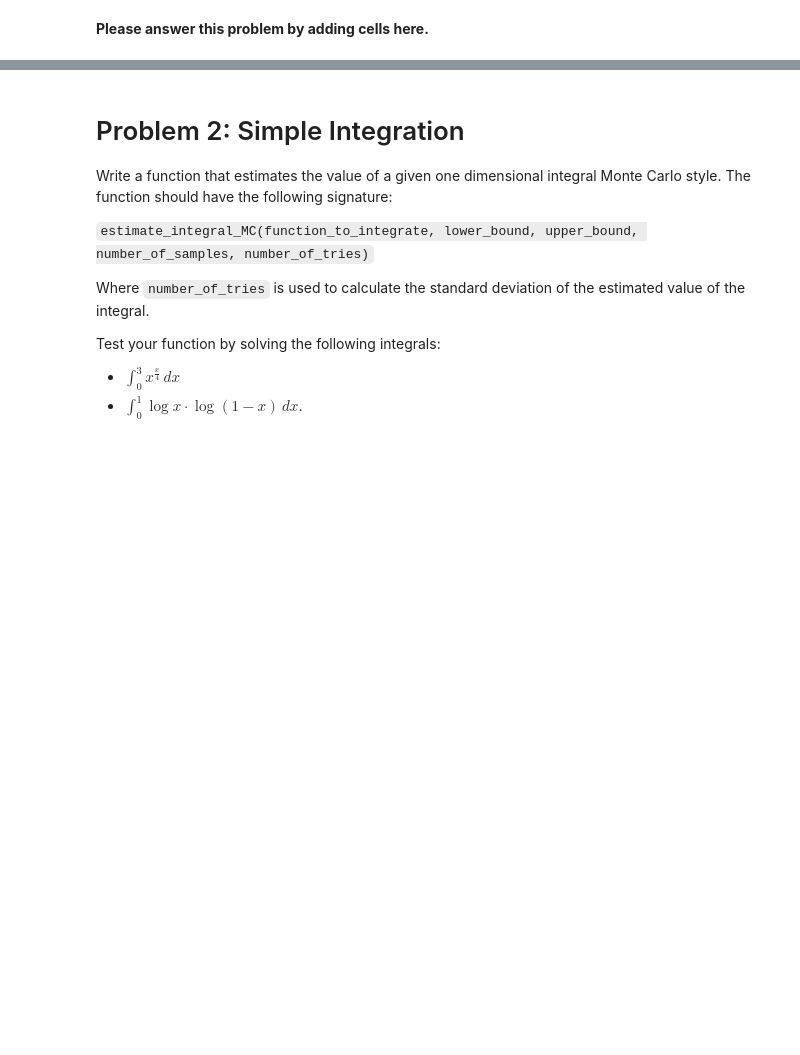
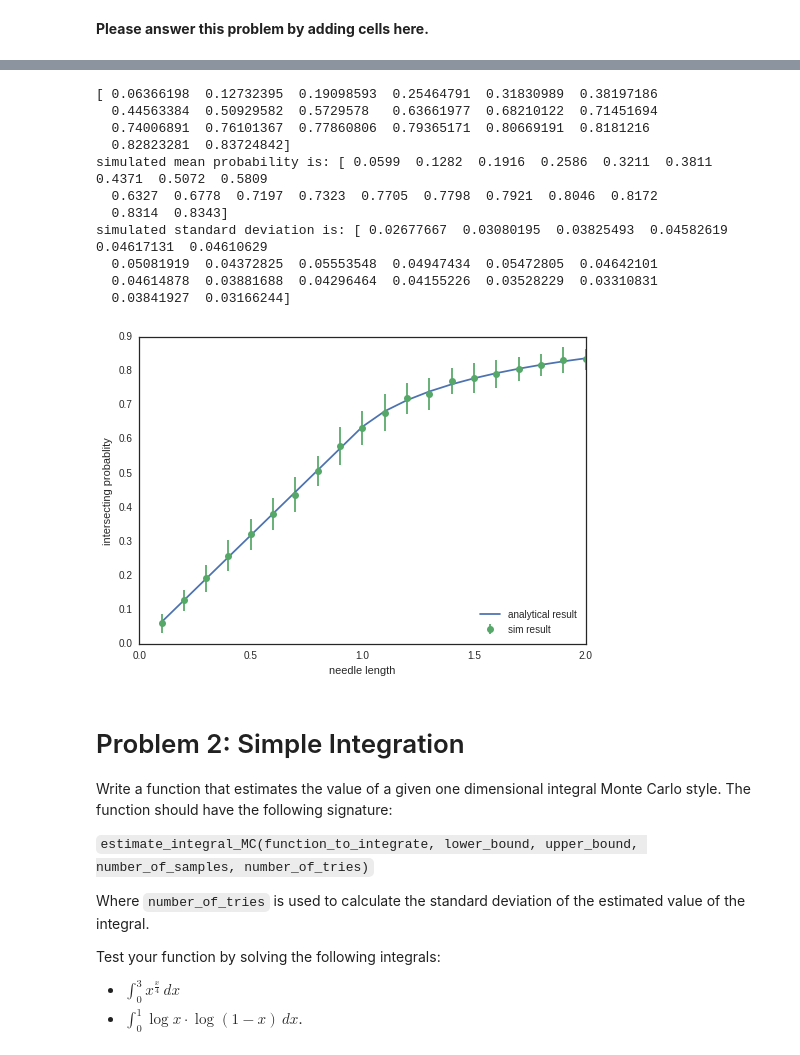
Before and after one commit to kevinchen1000/2016, a Jupyter notebook: Homework/AM207_yufengkevinchen_HW1.ipynb, the cells around one changed output, grey strips where cells are left out. Cells and saved outputs as stored; diff of their text form; code cells hidden in the pictures; blank space fills up the shorter version.

```diff
--- a/Homework/AM207_yufengkevinchen_HW1.ipynb
+++ b/Homework/AM207_yufengkevinchen_HW1.ipynb
@@ -100,3 +123,72 @@ print needle_length
+# %%
+#python script to estimate the probablity of the needle intersects the line
+
+#number of samples
+N_total = 100;
+
+#number of simulations to calculate mean and std
+num_sim = 100;
+
+#needle length
+needle_length = np.arange(0.1,2.1,0.1)
+
+#probability
+sim_result = np.zeros(needle_length.shape,dtype='float')
+sim_std = np.zeros(needle_length.shape,dtype='float')
+
+#analytical solution
+ana_result = 2 * needle_length / (1.0 * np.pi)
+ana_result[10:] = 2/np.pi * (needle_length[10:] - np.sqrt(needle_length[10:]**2-1)) + \
+                  1 - 2/np.pi*np.arcsin(float(1)/needle_length[10:])
+print ana_result
+
+#loop through all needle length
+for ind, length in enumerate(needle_length):
+
+    local_result = np.zeros(num_sim,dtype='float')
+    for i in np.arange(num_sim):
+        #generate random numbers
+        X =     np.random.uniform(low=0,high=1/2.0,size=N_total)
+        theta = np.random.uniform(low=0,high=np.pi/2.0,size=N_total)
+
+        #determine if intersects
+        is_intersect =  (X/np.sin(theta) <= length/2.0)
+
+        #sum up number of intersects
+        N_intersect = np.sum(is_intersect)
+
+        local_result[i] = N_intersect/float(N_total)
+
+    #record the probablity
+    sim_result[ind] = np.mean(local_result)
+    sim_std[ind]=np.std(local_result)
+
+
+#plot solution
+plt.plot(needle_length,ana_result, label = 'analytical result')
+plt.errorbar(needle_length,sim_result, yerr = sim_std, fmt= 'o', label = 'sim result')
+
+plt.xlabel('needle length')
+plt.ylabel('intersecting probablity')
+plt.legend(loc=4)
+
+print 'simulated mean probability is:' ,sim_result
+print 'simulated standard deviation is:' ,sim_std
+#for ind, i in enumerate(needle_length):
+#    print ind,i
+# %% [output]
+[ 0.06366198  0.12732395  0.19098593  0.25464791  0.31830989  0.38197186
+  0.44563384  0.50929582  0.5729578   0.63661977  0.68210122  0.71451694
+  0.74006891  0.76101367  0.77860806  0.79365171  0.80669191  0.8181216
+  0.82823281  0.83724842]
+simulated mean probability is: [ 0.0599  0.1282  0.1916  0.2586  0.3211  0.3811  0.4371  0.5072  0.5809
+  0.6327  0.6778  0.7197  0.7323  0.7705  0.7798  0.7921  0.8046  0.8172
+  0.8314  0.8343]
+simulated standard deviation is: [ 0.02677667  0.03080195  0.03825493  0.04582619  0.04617131  0.04610629
+  0.05081919  0.04372825  0.05553548  0.04947434  0.05472805  0.04642101
+  0.04614878  0.03881688  0.04296464  0.04155226  0.03528229  0.03310831
+  0.03841927  0.03166244]
+[figure, added]
 # %% [markdown]
 # Problem 2: Simple Integration
 
```
Also changed, not shown: parts of 2 cells of this notebook.
